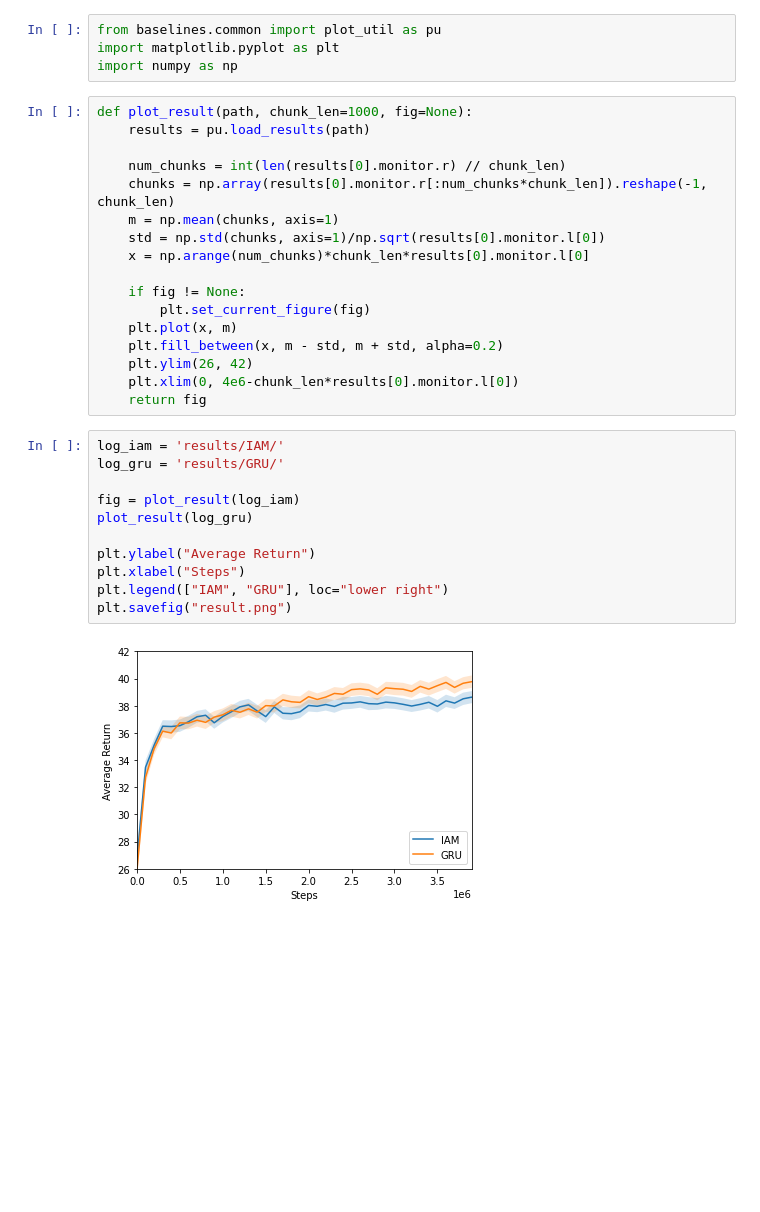
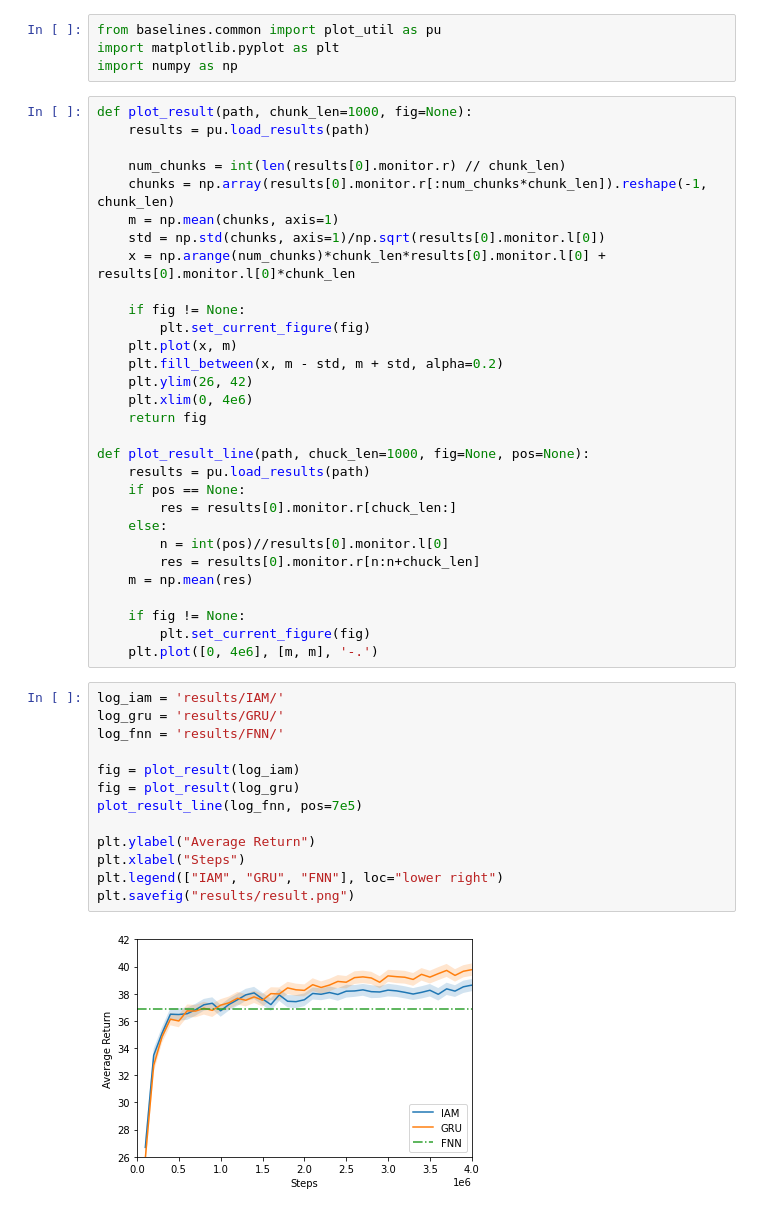
Before and after one commit to AlexanderKeijzer/influence-aware-memory-torch, a Jupyter notebook: plot.ipynb, the cells around one changed output. Cells and saved outputs as stored; diff of their text form; blank space fills up the shorter version.

Commit message:
Add FNN result

```diff
--- a/plot.ipynb
+++ b/plot.ipynb
@@ -10,25 +10,40 @@ def plot_result(path, chunk_len=1000, fig=None):
     chunks = np.array(results[0].monitor.r[:num_chunks*chunk_len]).reshape(-1, chunk_len)
     m = np.mean(chunks, axis=1)
     std = np.std(chunks, axis=1)/np.sqrt(results[0].monitor.l[0])
-    x = np.arange(num_chunks)*chunk_len*results[0].monitor.l[0]
+    x = np.arange(num_chunks)*chunk_len*results[0].monitor.l[0] + results[0].monitor.l[0]*chunk_len
 
     if fig != None:
         plt.set_current_figure(fig)
     plt.plot(x, m)
     plt.fill_between(x, m - std, m + std, alpha=0.2)
     plt.ylim(26, 42)
-    plt.xlim(0, 4e6-chunk_len*results[0].monitor.l[0])
+    plt.xlim(0, 4e6)
     return fig
+
+def plot_result_line(path, chuck_len=1000, fig=None, pos=None):
+    results = pu.load_results(path)
+    if pos == None:
+        res = results[0].monitor.r[chuck_len:]
+    else:
+        n = int(pos)//results[0].monitor.l[0]
+        res = results[0].monitor.r[n:n+chuck_len]
+    m = np.mean(res)
+
+    if fig != None:
+        plt.set_current_figure(fig)
+    plt.plot([0, 4e6], [m, m], '-.')
 # %%
 log_iam = 'results/IAM/'
 log_gru = 'results/GRU/'
+log_fnn = 'results/FNN/'
 
 fig = plot_result(log_iam)
-plot_result(log_gru)
+fig = plot_result(log_gru)
+plot_result_line(log_fnn, pos=7e5)
 
 plt.ylabel("Average Return")
 plt.xlabel("Steps")
-plt.legend(["IAM", "GRU"], loc="lower right")
-plt.savefig("result.png")
+plt.legend(["IAM", "GRU", "FNN"], loc="lower right")
+plt.savefig("results/result.png")
 # %% [output]
-[figure, old version]
+[figure, new version]
```
Also changed, not shown: 33 other files.
